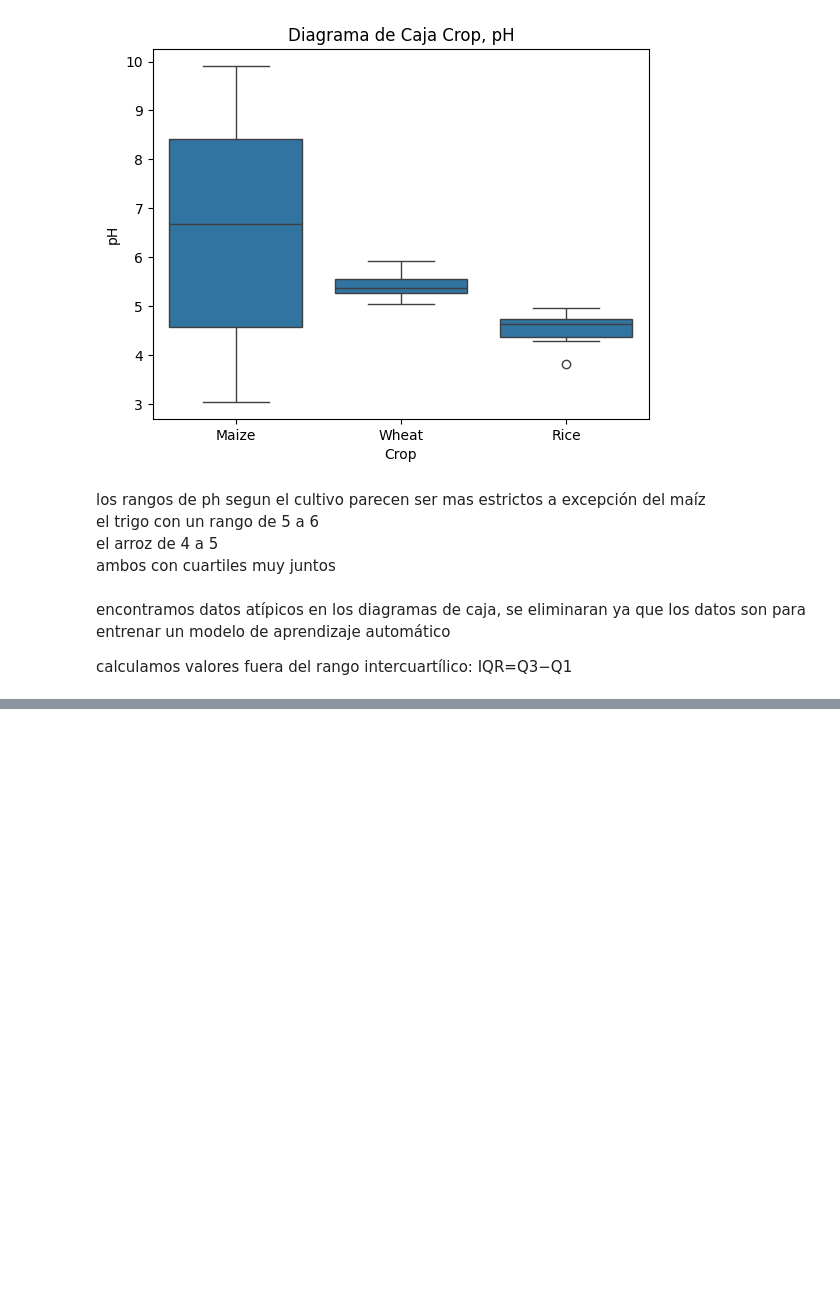
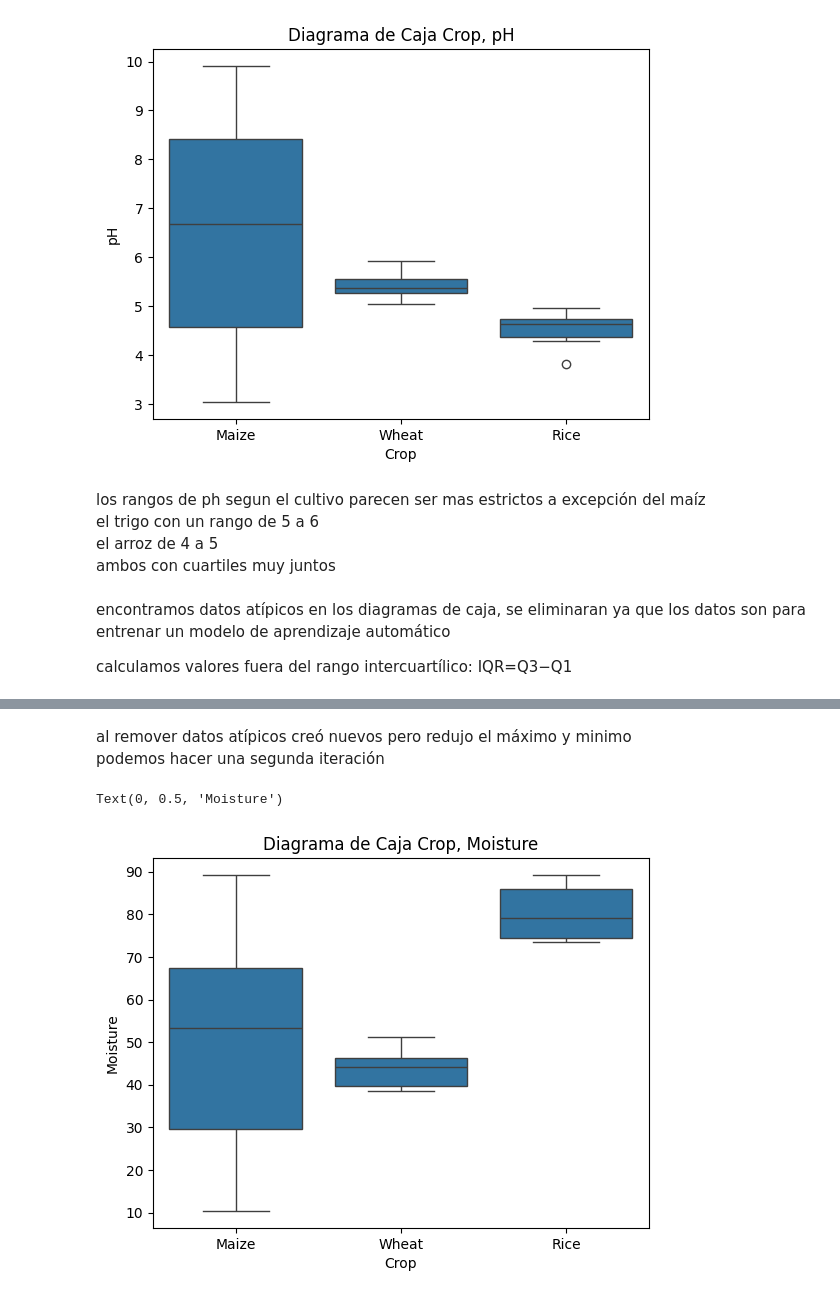
Before and after one commit to amnzmj/analisis-de-datos, a Jupyter notebook: tercer parcial/Crop Classification Based on Soil Type.ipynb, the cells around one changed output, grey strips where cells are left out. Saved outputs shown, nothing was run; the diff lists cells and outputs as text; code cells hidden in the pictures; blank space fills up the shorter version.

```diff
--- a/tercer parcial/Crop Classification Based on Soil Type.ipynb
+++ b/tercer parcial/Crop Classification Based on Soil Type.ipynb
@@ -244,0 +277,28 @@ IQR = Q3 - Q1
+# %% [markdown]
+al remover datos atípicos creó nuevos pero redujo el máximo y minimo
+podemos hacer una segunda iteración
+# %%
+humedad_cultivo = soil_crops.groupby('Crop')['Moisture'].agg(['quantile', 'min', 'max'])
+humedad_cultivo["Q1"] = soil_crops.groupby('Crop')['Moisture'].quantile(0.25)
+humedad_cultivo["Q3"] = soil_crops.groupby('Crop')['Moisture'].quantile(0.75)
+IQR =  humedad_cultivo["Q3"] - humedad_cultivo["Q1"]
+
+limite_inferior = humedad_cultivo["Q1"] - 1.5 * IQR
+limite_superior = humedad_cultivo["Q3"] + 1.5 * IQR
+
+soil_crops = soil_crops[~
+    ((soil_crops['Moisture'] > limite_superior['Wheat']) &
+     (soil_crops['Crop'] == 'Wheat') |
+     (soil_crops['Moisture'] < limite_inferior['Wheat']) &
+     (soil_crops['Crop'] == 'Wheat'))
+     ]
+
+
+#corroborar con diagrama de caja
+sns.boxplot(x='Crop', y='Moisture', data=soil_crops)
+plt.title("Diagrama de Caja Crop, Moisture")
+plt.xlabel("Crop")
+plt.ylabel("Moisture")
+# %% [output]
+Text(0, 0.5, 'Moisture')
+[figure, added]
```
Also changed, not shown: parts of 9 cells of this notebook.
